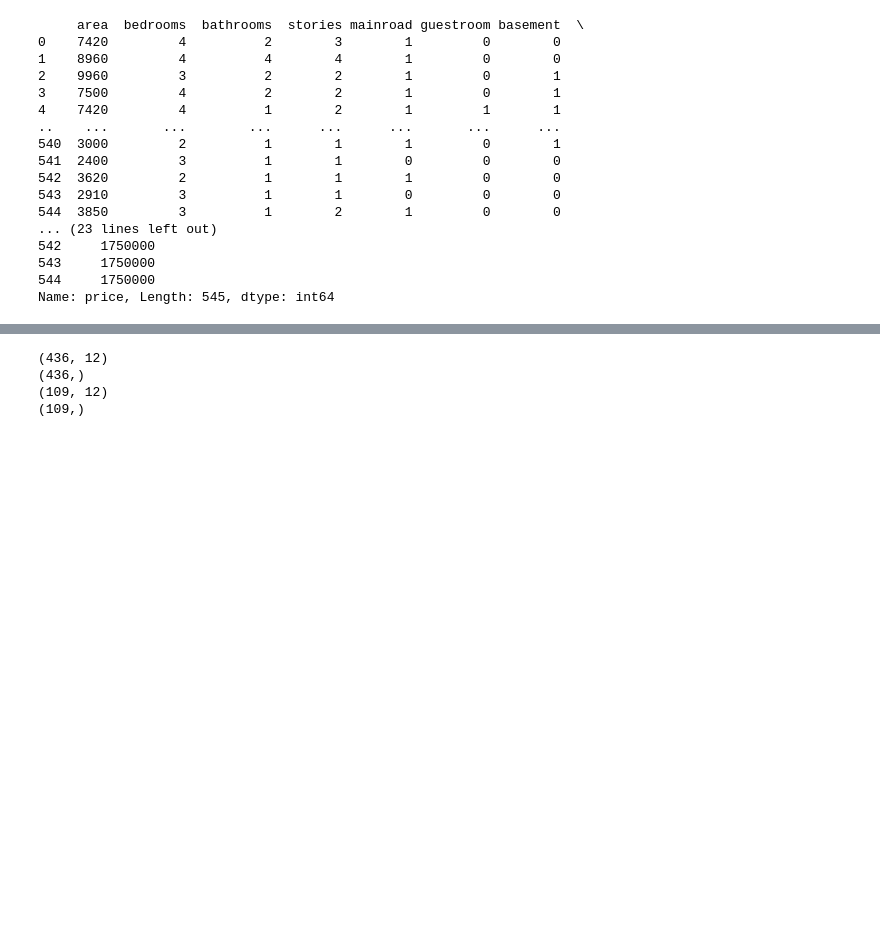
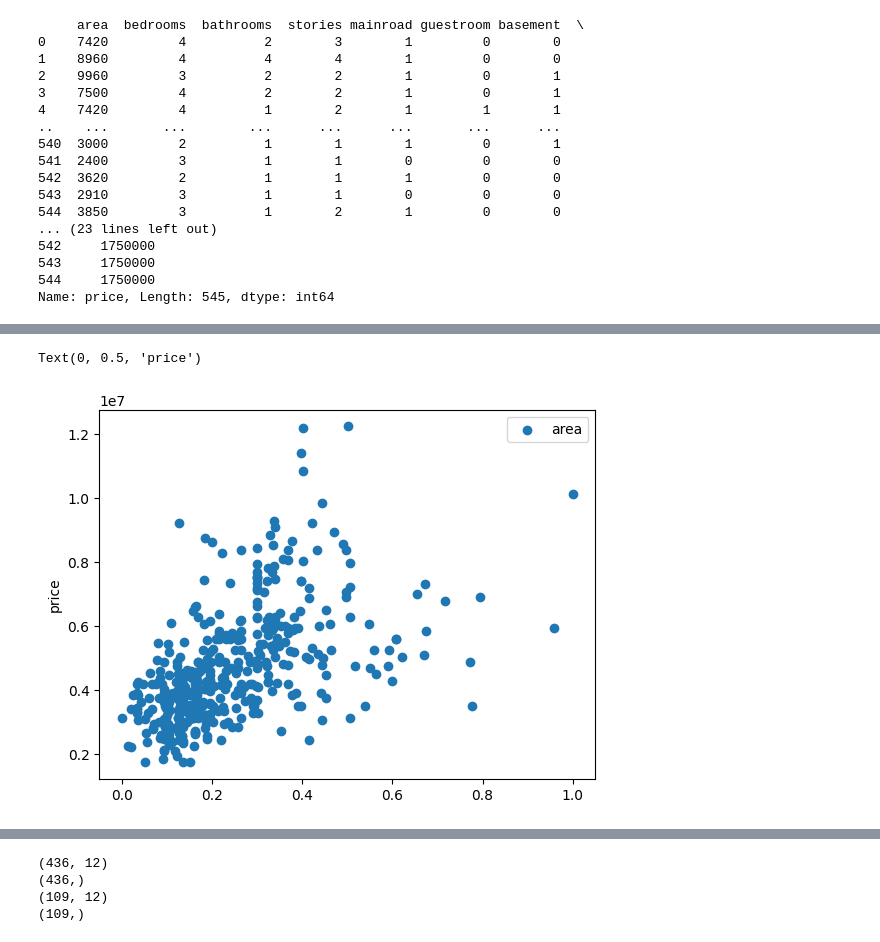
Before and after one commit to PR7175Z/Machine-Learning, a Jupyter notebook: housepriceprediction/model.ipynb, the cells around one changed output, grey strips where cells are left out. Cells and saved outputs as stored; diff of their text form; code cells hidden in the pictures; blank space fills up the shorter version.

Commit message:
Added visualizations

```diff
--- a/housepriceprediction/model.ipynb
+++ b/housepriceprediction/model.ipynb
@@ -126,0 +172,7 @@ display(y_validate_reshape)
+# %%
+plt.scatter(x_train_reshape['area'], y_train_reshape)
+plt.legend(x_train_reshape.columns)
+plt.ylabel('price')
+# %% [output]
+Text(0, 0.5, 'price')
+[figure, added]
```
Also changed, not shown: parts of 12 cells of this notebook.
